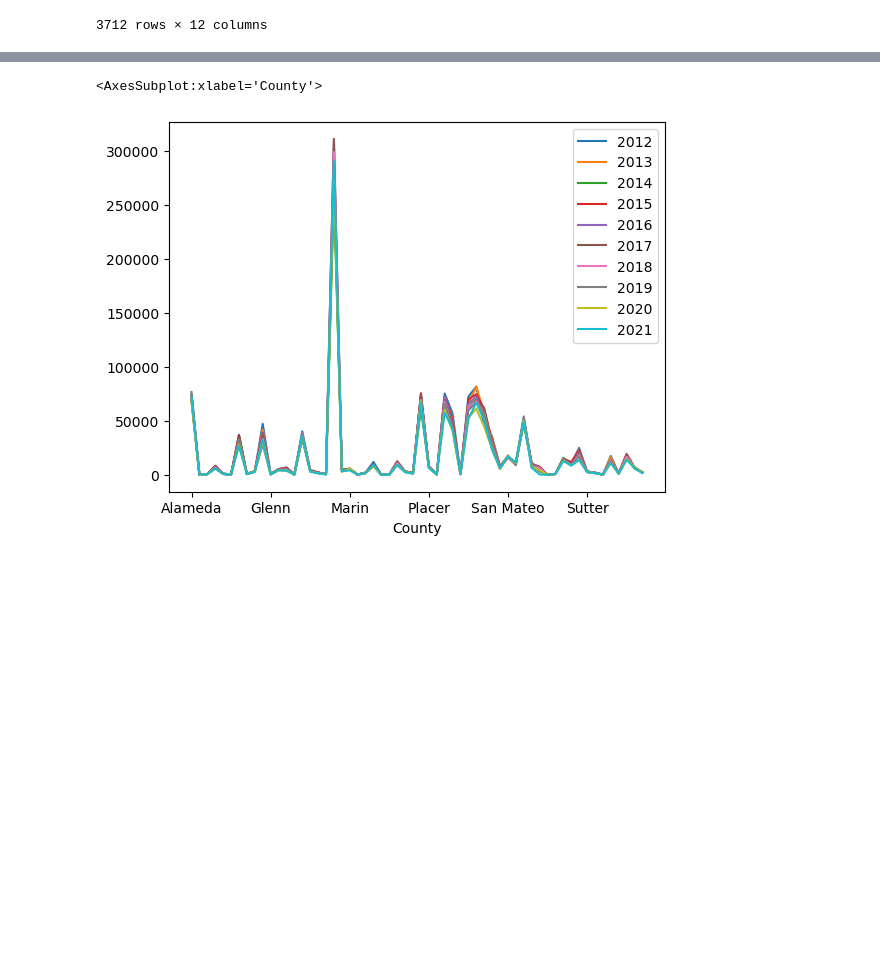
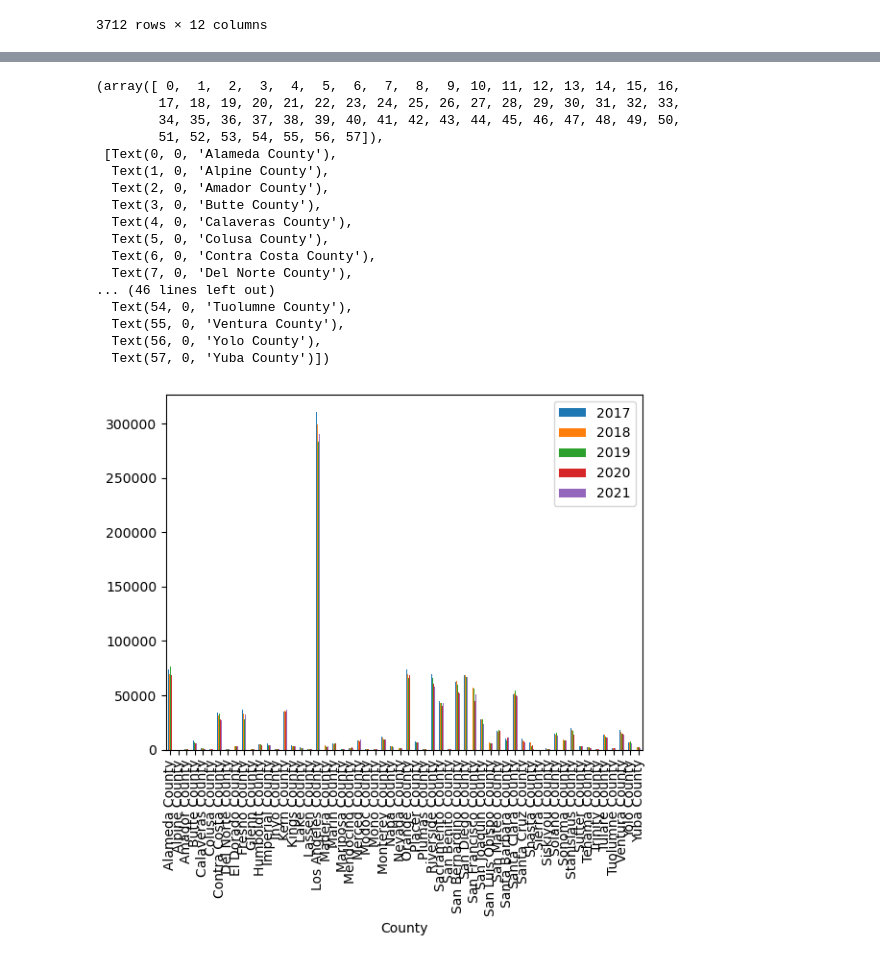
Before and after one commit to jowsik/Project1, a Jupyter notebook: crime_by_county_by_year.ipynb, the cells around one changed output, grey strips where cells are left out. Saved outputs shown, nothing was run; the diff lists cells and outputs as text; code cells hidden in the pictures; blank space fills up the shorter version.

Commit message:
add crime by county by year

```diff
--- a/crime_by_county_by_year.ipynb
+++ b/crime_by_county_by_year.ipynb
@@ -46,7 +46,7 @@ C:\Users\AD05268\OneDrive - Lumen\Desktop\DataScienceBootcamp\Project\Project1
 all_crime_df = pd.concat(crime_by_county,ignore_index=True)
 
 #remove the last 7 characters (" County.csv") from the County column
-all_crime_df['County'] = all_crime_df['County'].astype(str).str[:-11].astype(str)
+all_crime_df['County'] = all_crime_df['County'].astype(str).str[:-4].astype(str)
 
 #print dataframe
 all_crime_df
@@ -67,6 +67,9 @@ all_crime_df
 # %%
 #change total Crime Description column name
 crime_df = all_crime_df.rename(columns={'\xa0':"Crime Description"})
+
+#drop 2012-2016 columns
+crime_df = crime_df.drop(['2012','2013','2014','2015','2016'],axis=1)
 
 #filter by 3 total crimes
 filtered_crime_df = crime_df.loc[(crime_df["Crime Description"]=="Violent Crimes")
@@ -90,6 +93,6 @@ filtered_crime_df
 # %%
 #calculate total crime by county by year
-filtered_crime_df[['2012','2013','2014','2015','2016','2017','2018','2019','2020','2021']] = filtered_crime_df[['2012','2013','2014','2015','2016','2017','2018','2019','2020','2021']] .replace(',', '', regex=True).astype(float)
+filtered_crime_df[['2017','2018','2019','2020','2021']] = filtered_crime_df[['2017','2018','2019','2020','2021']] .replace(',', '', regex=True).astype(float)
 
 county_crime_df = filtered_crime_df.groupby(['County']).sum()
 county_crime_df
@@ -115,5 +123,22 @@ county_crime_df
 # %%
-county_crime_df.plot.line()
+county_crime_df.plot(kind='bar')
+plt.xticks(rotation=90)
 # %% [output]
-<AxesSubplot:xlabel='County'>
+(array([ 0,  1,  2,  3,  4,  5,  6,  7,  8,  9, 10, 11, 12, 13, 14, 15, 16,
+        17, 18, 19, 20, 21, 22, 23, 24, 25, 26, 27, 28, 29, 30, 31, 32, 33,
+        34, 35, 36, 37, 38, 39, 40, 41, 42, 43, 44, 45, 46, 47, 48, 49, 50,
+        51, 52, 53, 54, 55, 56, 57]),
+ [Text(0, 0, 'Alameda County'),
+  Text(1, 0, 'Alpine County'),
+  Text(2, 0, 'Amador County'),
+  Text(3, 0, 'Butte County'),
+  Text(4, 0, 'Calaveras County'),
+  Text(5, 0, 'Colusa County'),
+  Text(6, 0, 'Contra Costa County'),
+  Text(7, 0, 'Del Norte County'),
+... (46 lines left out)
+  Text(54, 0, 'Tuolumne County'),
+  Text(55, 0, 'Ventura County'),
+  Text(56, 0, 'Yolo County'),
+  Text(57, 0, 'Yuba County')])
-[figure, old version]
+[figure, new version]
```
Also changed, not shown: parts of 3 cells of this notebook, 2 other files.
